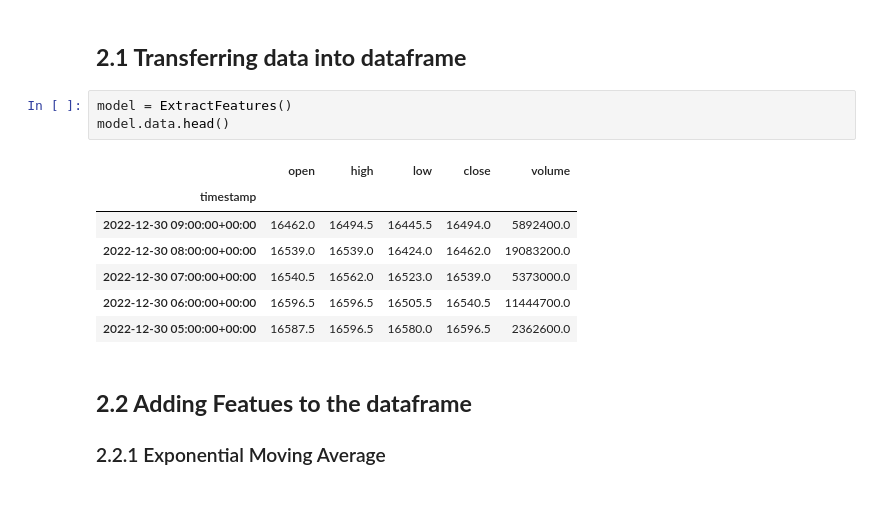
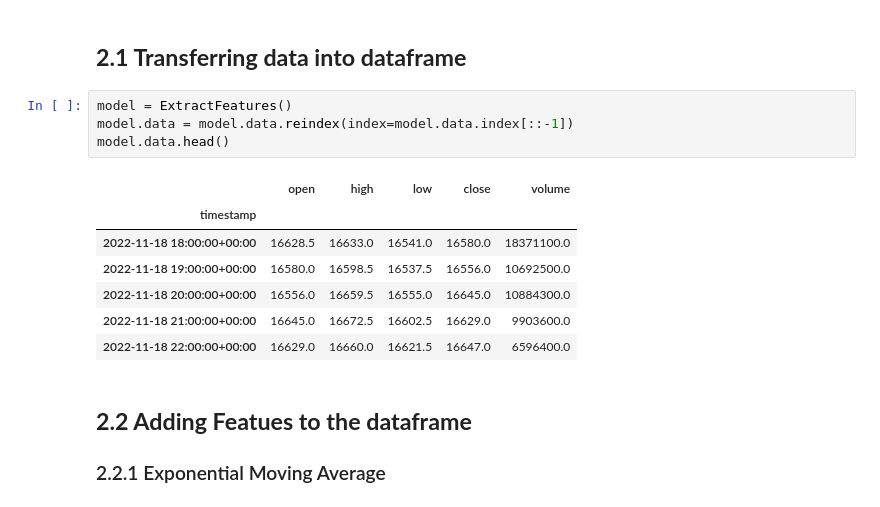
Before and after one commit to AtharvaTambat/AlgoTrading, a Jupyter notebook: xgboostClassifier.ipynb, the cells around one changed output. Cells and saved outputs as stored; diff of their text form.

```diff
--- a/xgboostClassifier.ipynb
+++ b/xgboostClassifier.ipynb
@@ -14,15 +14,16 @@ import seaborn as sns
 ## **2.1 Transferring data into dataframe**
 # %%
 model = ExtractFeatures()
+model.data = model.data.reindex(index=model.data.index[::-1])
 model.data.head()
 # %% [output]
 |  | open | high | low | close | volume |
 | timestamp |  |  |  |  |  |
-| 2022-12-30 09:00:00+00:00 | 16462.0 | 16494.5 | 16445.5 | 16494.0 | 5892400.0 |
-| 2022-12-30 08:00:00+00:00 | 16539.0 | 16539.0 | 16424.0 | 16462.0 | 19083200.0 |
-| 2022-12-30 07:00:00+00:00 | 16540.5 | 16562.0 | 16523.0 | 16539.0 | 5373000.0 |
-| 2022-12-30 06:00:00+00:00 | 16596.5 | 16596.5 | 16505.5 | 16540.5 | 11444700.0 |
-| 2022-12-30 05:00:00+00:00 | 16587.5 | 16596.5 | 16580.0 | 16596.5 | 2362600.0 |
+| 2022-11-18 18:00:00+00:00 | 16628.5 | 16633.0 | 16541.0 | 16580.0 | 18371100.0 |
+| 2022-11-18 19:00:00+00:00 | 16580.0 | 16598.5 | 16537.5 | 16556.0 | 10692500.0 |
+| 2022-11-18 20:00:00+00:00 | 16556.0 | 16659.5 | 16555.0 | 16645.0 | 10884300.0 |
+| 2022-11-18 21:00:00+00:00 | 16645.0 | 16672.5 | 16602.5 | 16629.0 | 9903600.0 |
+| 2022-11-18 22:00:00+00:00 | 16629.0 | 16660.0 | 16621.5 | 16647.0 | 6596400.0 |
 # %% [markdown]
 ## **2.2 Adding Featues to the dataframe**
 ### 2.2.1 Exponential Moving Average
```
Also changed, not shown: parts of 17 cells of this notebook, 8 other files.
